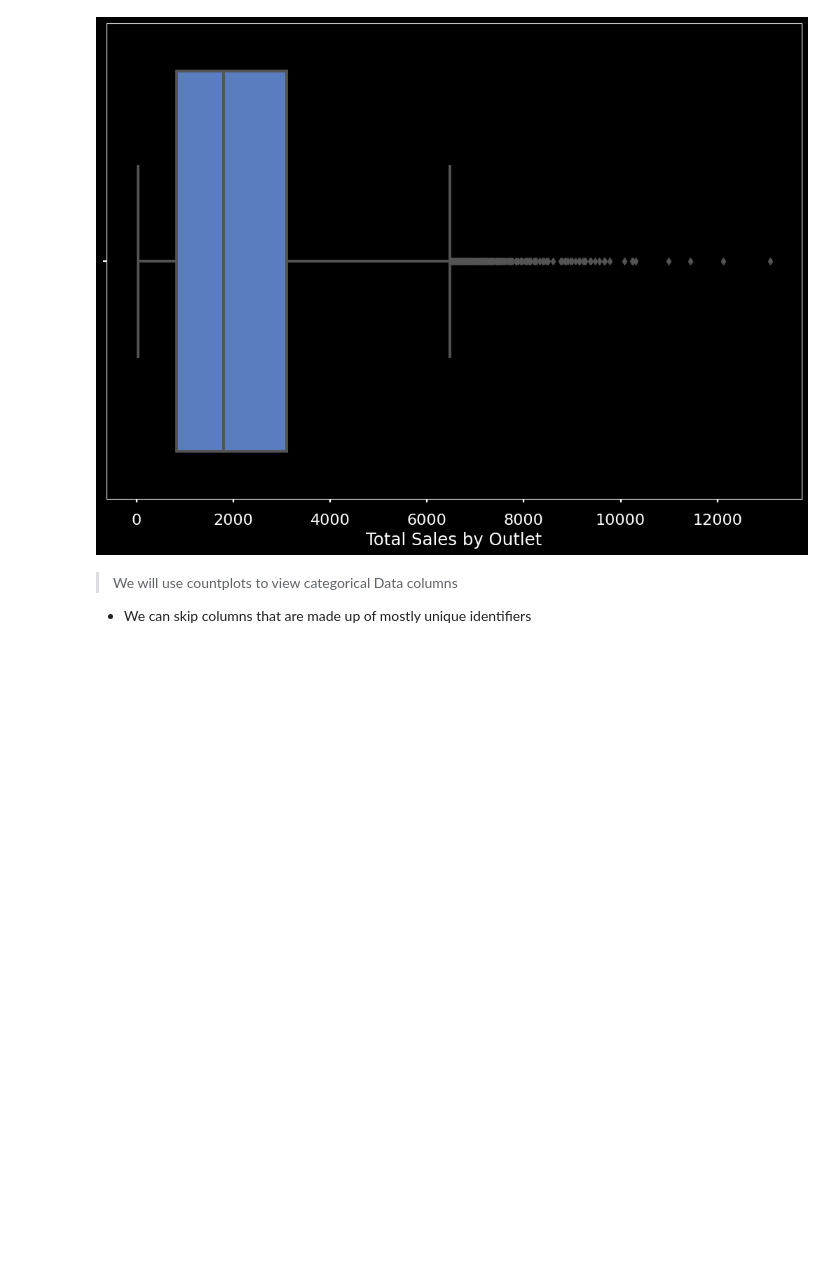
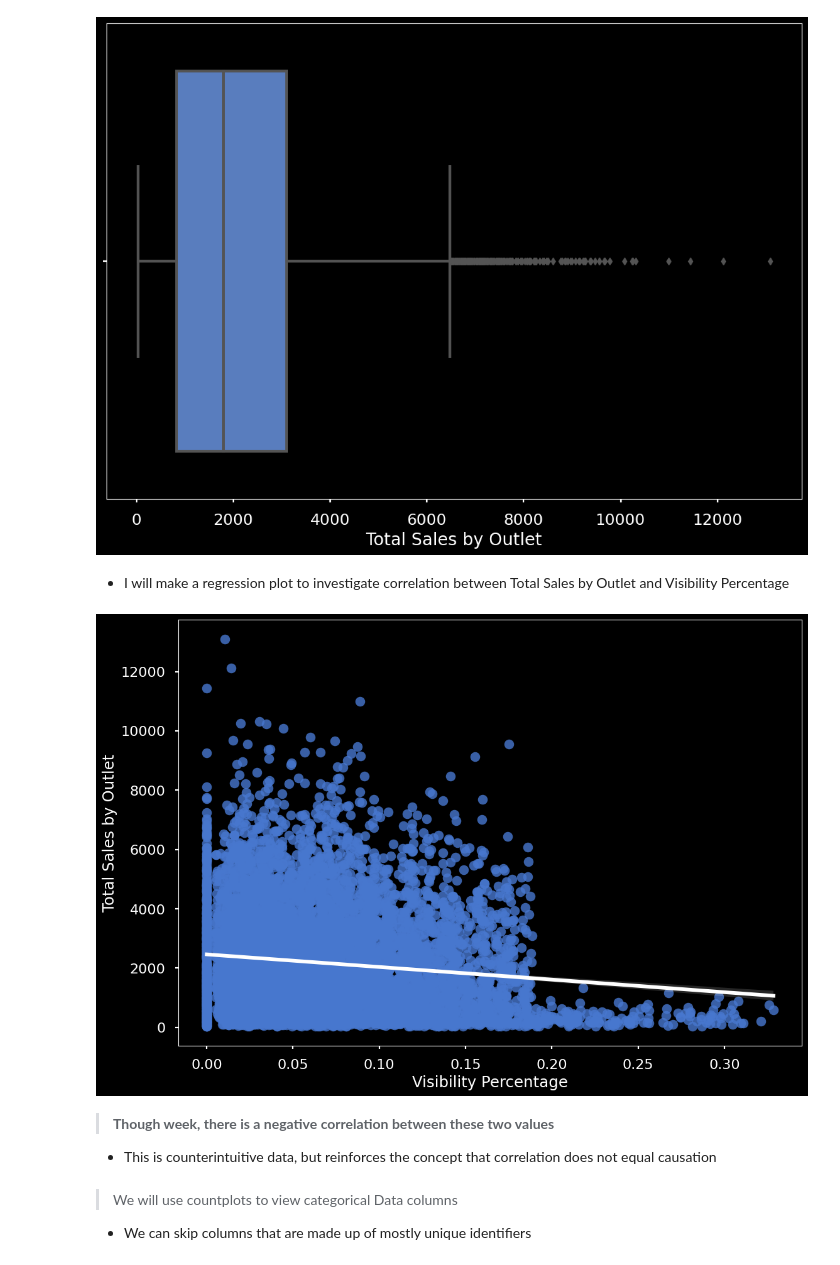
Before and after one commit to SaintNickG/Prediction-of-Product-Sales, a Jupyter notebook: Prediction_of_Product_Sales_Part_3.ipynb, the cells around one changed output. Drawn from its saved outputs; the diff is of its cells as text; code cells hidden in the pictures; blank space fills up the shorter version.

```diff
--- a/Prediction_of_Product_Sales_Part_3.ipynb
+++ b/Prediction_of_Product_Sales_Part_3.ipynb
@@ -472,6 +472,18 @@ ax= sns.boxplot(data = sales, x = 'Store Established Year', color = 'Yellow')
 ax = sns.boxplot(data = sales, x = 'Total Sales by Outlet')
 # %% [output]
 [figure]
+# %% [markdown]
+*  I will make a regression plot to investigate correlation between Total Sales by Outlet and Visibility Percentage
+# %%
+line_kws = dict(color='White')
+ax = sns.regplot(data = sales, y = "Total Sales by Outlet", x = 'Visibility Percentage',
+line_kws = line_kws)
+# %% [output]
+[figure, added]
+# %% [markdown]
+>  **Though week, there is a negative correlation between these two values**
+
+ -  This is counterintuitive data, but reinforces the concept that correlation does not equal causation
 # %% [markdown]
 >  We will use countplots to view categorical Data columns
  -  We can skip columns that are made up of mostly unique identifiers
```
